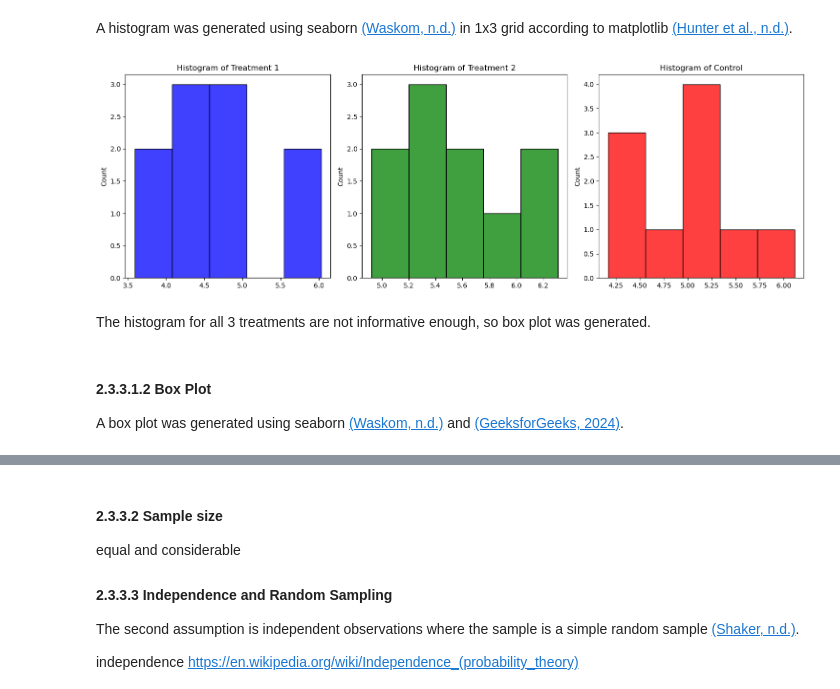
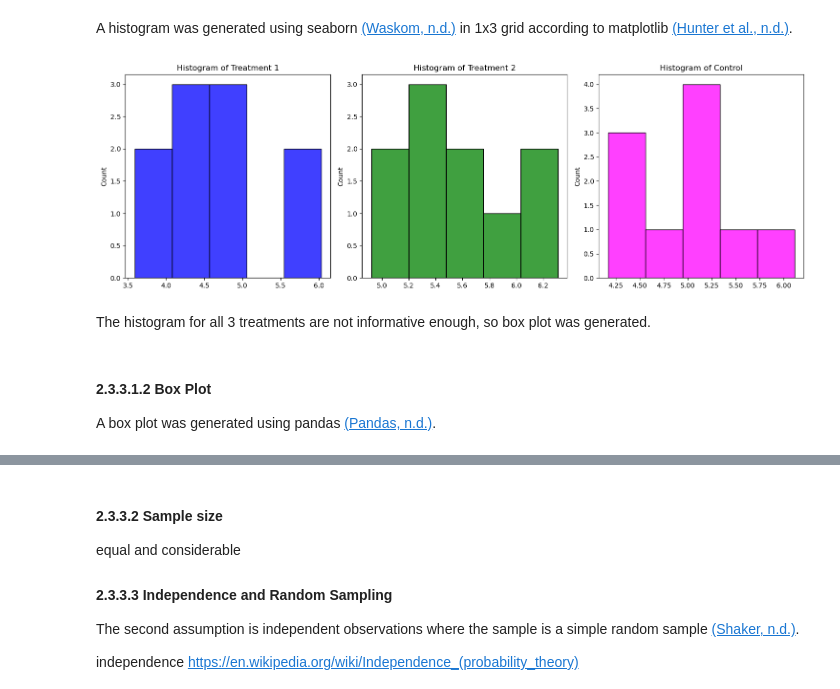
Before and after one commit to nurbujang/asappstatw24, a Jupyter notebook: project.ipynb, the cells around one changed output, grey strips where cells are left out. Saved outputs shown, nothing was run; the diff lists cells and outputs as text; code cells hidden in the pictures.

Commit message:
pandas boxplot

```diff
--- a/project.ipynb
+++ b/project.ipynb
@@ -229,24 +229,24 @@ import matplotlib.pyplot as plt
 # %%
 # Generate histogram for trt1, trt2 and ctrl
 
 fig, axes = plt.subplots(1, 3, figsize=(15, 5))  # 1 row x 3 columns grid
 
 sns.histplot(trt1w, bins=5, color='blue', ax=axes[0])
 axes[0].set_title('Histogram of Treatment 1')
 
 sns.histplot(trt2w, bins=5, color='green', ax=axes[1])
 axes[1].set_title('Histogram of Treatment 2')
 
-sns.histplot(ctrlw, bins=5, color='red', ax=axes[2])
+sns.histplot(ctrlw, bins=5, color='magenta', ax=axes[2])
 axes[2].set_title('Histogram of Control')
 
 plt.tight_layout()
-plt.show();
+plt.show()
 # %% [output]
-[figure, old version]
+[figure, new version]
 # %% [markdown]
 The histogram for all 3 treatments are not informative enough, so box plot was generated.
 # %% [markdown]
 #### 2.3.3.1.2 Box Plot
 
-A box plot was generated using seaborn [(Waskom, n.d.)](https://seaborn.pydata.org/generated/seaborn.boxplot.html) and [(GeeksforGeeks, 2024)](https://www.geeksforgeeks.org/add-a-legend-to-a-seaborn-plots/).
+A box plot was generated using pandas [(Pandas, n.d.)](https://pandas.pydata.org/docs/reference/api/pandas.DataFrame.boxplot.html).
```
Also changed, not shown: parts of 11 cells of this notebook.
